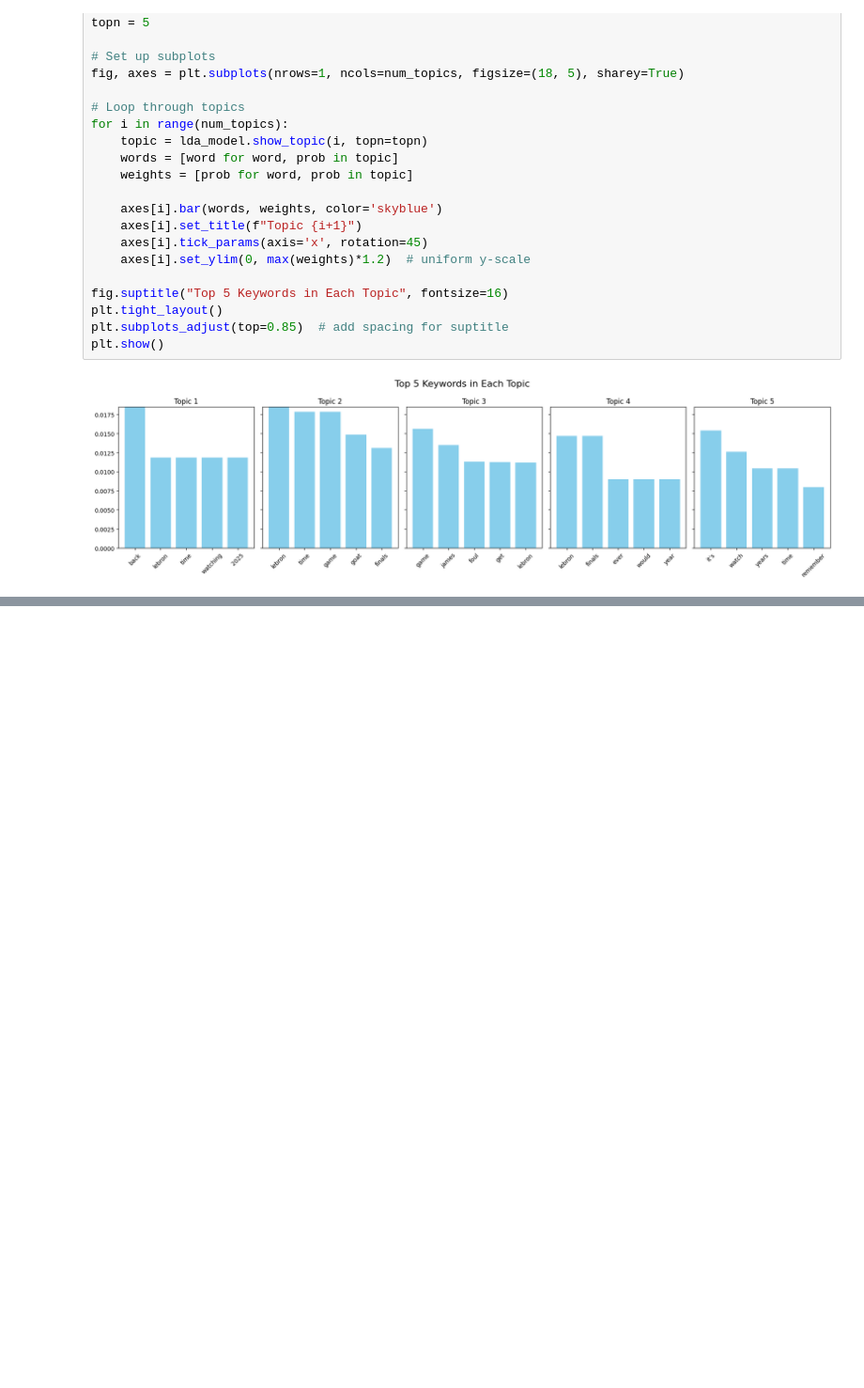
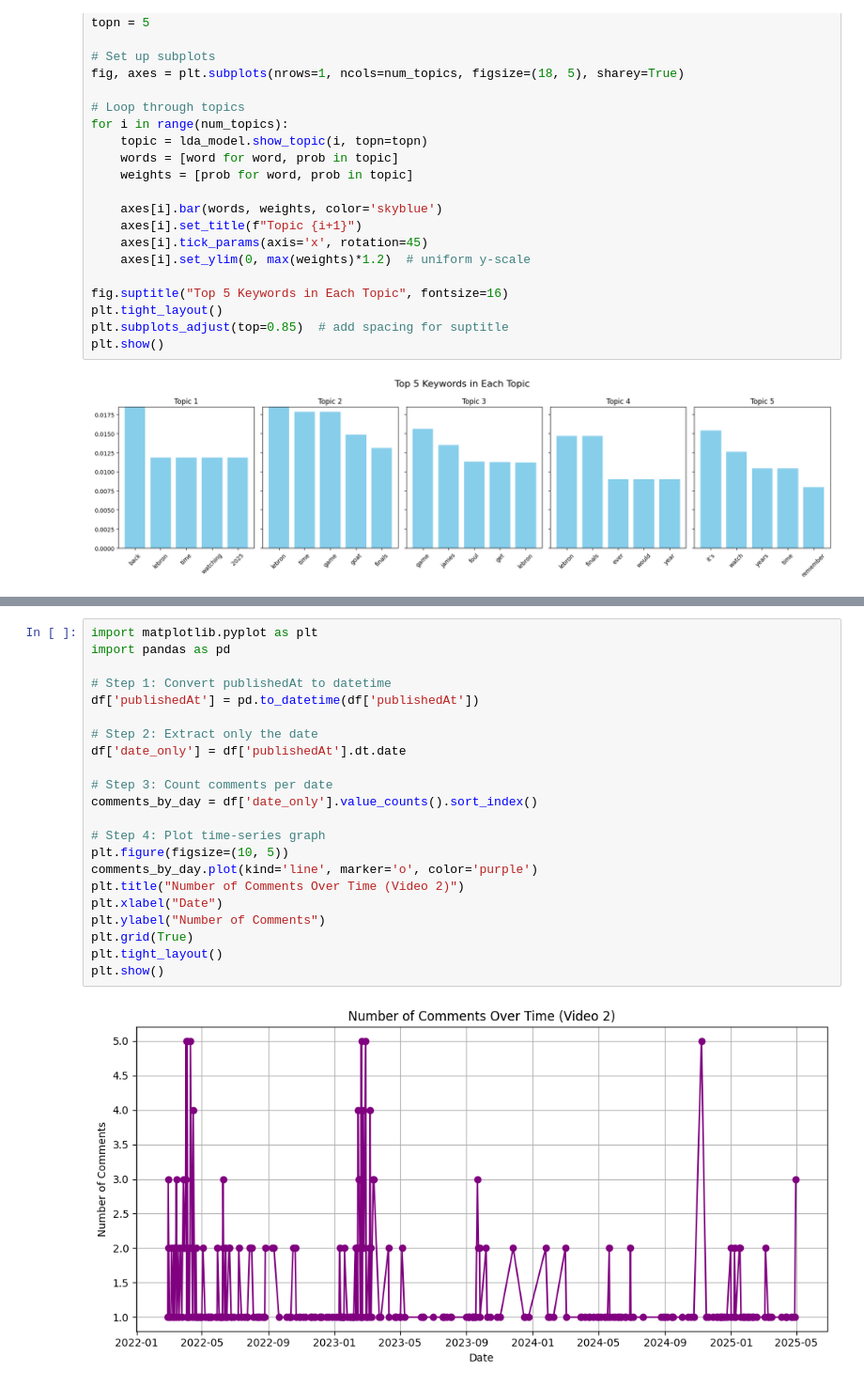
Before and after one commit to Burakgunal4/Web-and-Social-Media-Analysis, a Jupyter notebook: Web and Social Media Analysis CW.ipynb, the cells around one changed output, grey strips where cells are left out. Shown at 94% size. Saved outputs shown, nothing was run; the diff lists cells and outputs as text; blank space fills up the shorter version.

```diff
--- a/Web and Social Media Analysis CW.ipynb
+++ b/Web and Social Media Analysis CW.ipynb
@@ -948,0 +1132,24 @@ plt.show()
+# %%
+import matplotlib.pyplot as plt
+import pandas as pd
+
+# Step 1: Convert publishedAt to datetime
+df['publishedAt'] = pd.to_datetime(df['publishedAt'])
+
+# Step 2: Extract only the date
+df['date_only'] = df['publishedAt'].dt.date
+
+# Step 3: Count comments per date
+comments_by_day = df['date_only'].value_counts().sort_index()
+
+# Step 4: Plot time-series graph
+plt.figure(figsize=(10, 5))
+comments_by_day.plot(kind='line', marker='o', color='purple')
+plt.title("Number of Comments Over Time (Video 2)")
+plt.xlabel("Date")
+plt.ylabel("Number of Comments")
+plt.grid(True)
+plt.tight_layout()
+plt.show()
+# %% [output]
+[figure, added]
```
Also changed, not shown: parts of 11 cells of this notebook.
